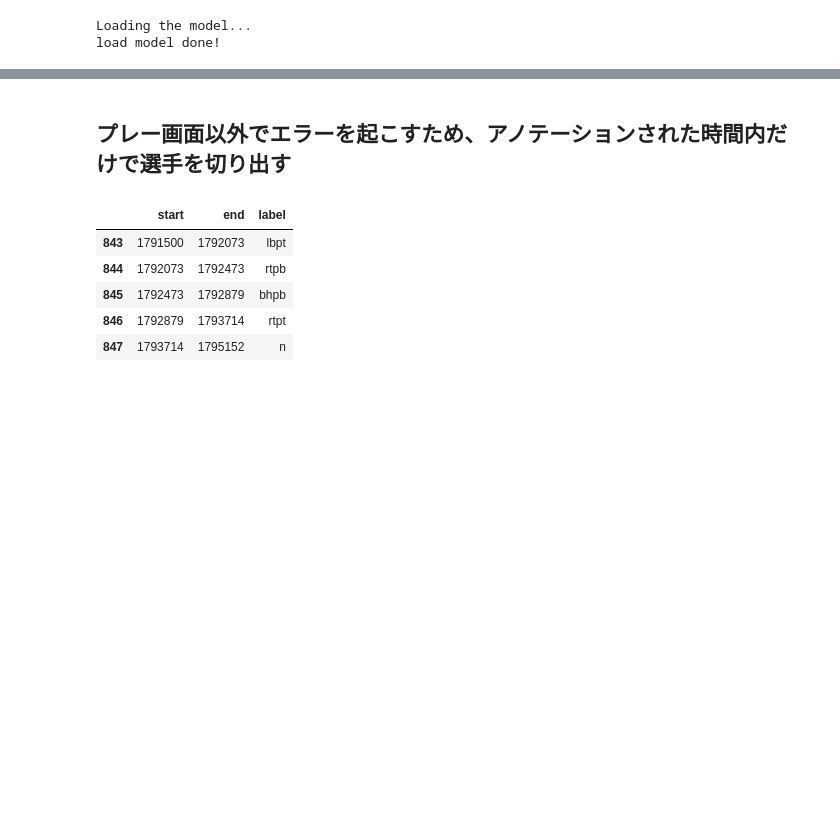
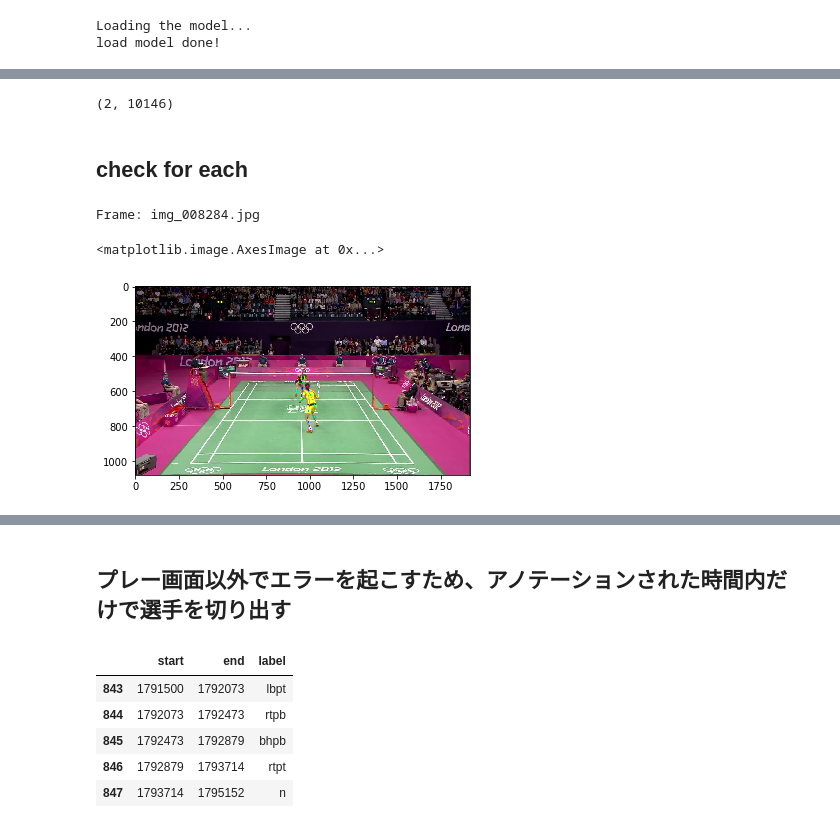
Before and after one commit to dychi/Chainer_Realtime_Multi-Person_Pose_Estimation, a Jupyter notebook: ipynb/crop_person.ipynb, the cells around one changed output, grey strips where cells are left out. Cells and saved outputs as stored; diff of their text form; code cells hidden in the pictures; blank space fills up the shorter version.

```diff
--- a/ipynb/crop_person.ipynb
+++ b/ipynb/crop_person.ipynb
@@ -12,25 +12,3 @@ import matplotlib.pyplot as plt
 sys.path.append('../')
 from original.entity import params, JointType
 from badminton_pose_detector import PoseDetector, draw_person_pose
-# %%
-def select_region(image):
-    if len(image.shape) == 3:
-        high, wid, ch = image.shape
-    else:
-        high, wid = image.shape
-
-    # make area
-    bottom_left  = [wid*0.1, high*1]
-    top_left     = [wid*0.30, high*0.3]
-    bottom_right = [wid*0.9, high*1]
-    top_right    = [wid*0.7, high*0.3]
-    # polygons
-    poly = np.array([[bottom_left, top_left, top_right, bottom_right]], dtype=np.int32)
-    mask = np.zeros_like(image)
-    if len(mask.shape)==2:
-        cv2.fillPoly(mask, poly, 255)
-    else:
-        # in case of channel=3
-        cv2.fillPoly(mask, poly, (255,)*mask.shape[2])
-
-    return cv2.bitwise_and(image, mask), mask
@@ -239,0 +185,27 @@ ValueError: negative dimensions are not allowed
+# %%
+np.array(poses.nonzero()).shape
+# %% [output]
+(2, 10146)
+# %% [markdown]
+## check for each
+# %%
+frame_num = 125
+imgs_dir = pd.read_csv('../../badminton_action_recognition_using_pose_estimation/datasets/match_6/yihan_feature_images.txt', sep=',', usecols=[1,2])
+prev_frame = imgs_dir["Img_name"][frame_num-1]
+cur_frame = imgs_dir["Img_name"][frame_num]
+# %%
+# === OpenCV ===
+print('Frame:', prev_frame)
+# Previous_Frame
+prev_img = cv2.imread('../../badminton_action_recognition_using_pose_estimation/datasets/match_6/yihan/{}'.format(prev_frame))
+#prev_img = cv2.imread('../data/youtube/img_08344.png')
+prev_img = cv2.cvtColor(prev_img, cv2.COLOR_BGR2RGB)
+prev_img_copy = prev_img.copy()
+prev_play_region, prev_mask = select_region(prev_img_copy)
+prev_multi_pose, prev_scores = pose_detector(prev_play_region)
+prev_play_region = draw_person_pose(prev_img, prev_multi_pose)
+plt.imshow(prev_play_region)
+# %% [output]
+Frame: img_008284.jpg
+<matplotlib.image.AxesImage at 0x...>
+[figure, added]
```
Also changed, not shown: parts of 48 cells of this notebook, 20 other files.
